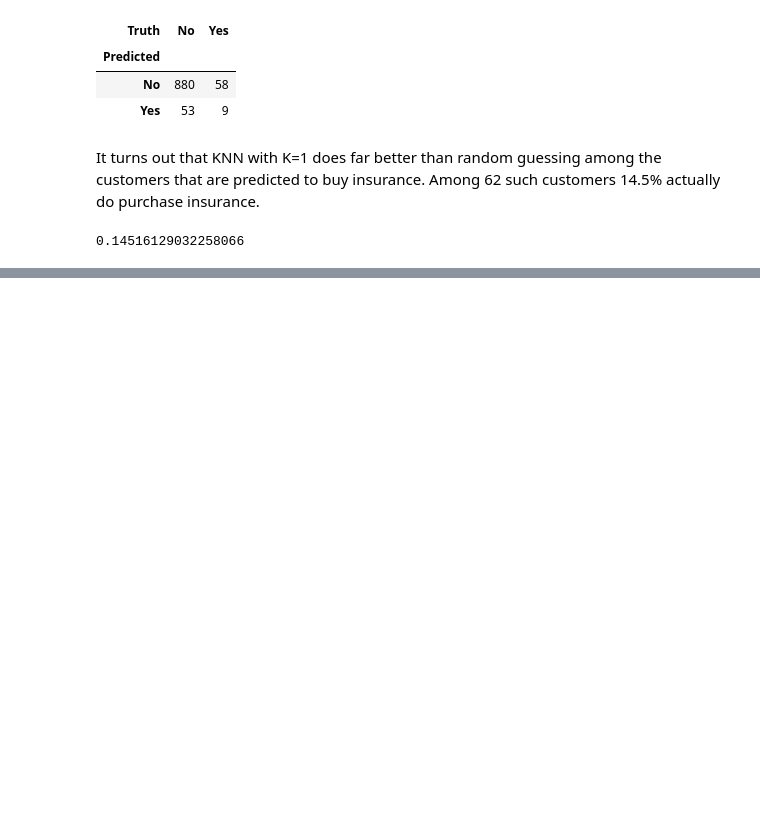
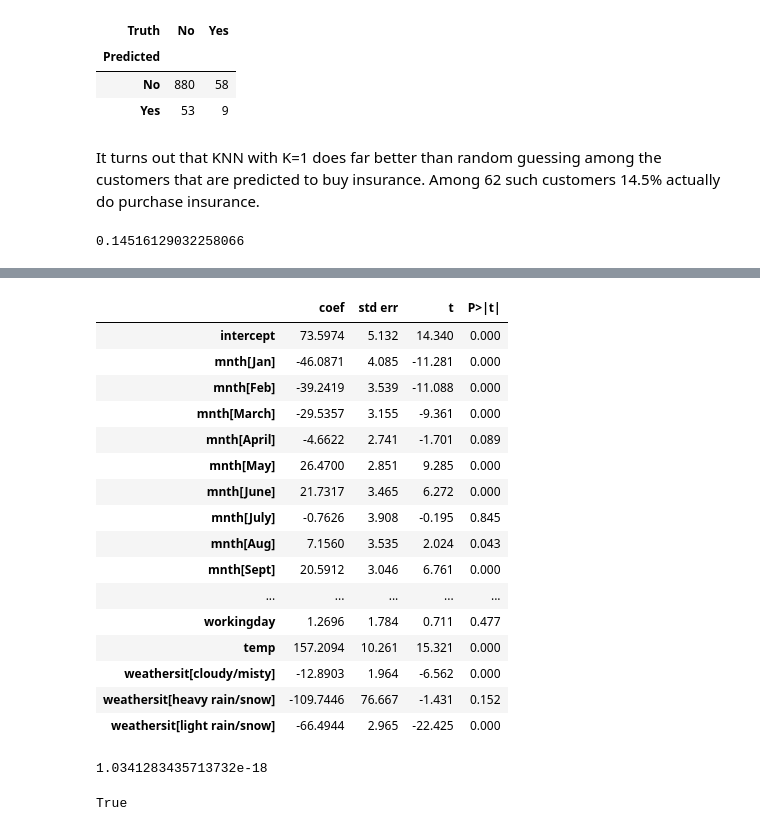
Before and after one commit to xavierchen0/LearnML, a Jupyter notebook: 4. Classification/4. Classification_Lab.ipynb, the cells around one changed output, grey strips where cells are left out. Cells and saved outputs as stored; diff of their text form; code cells hidden in the pictures; blank space fills up the shorter version.

```diff
--- a/4. Classification/4. Classification_Lab.ipynb
+++ b/4. Classification/4. Classification_Lab.ipynb
@@ -592,0 +684,35 @@ It turns out that KNN with K=1 does far better than random guessing among the cu
+# %%
+X2 = MS([mnth_encode,
+         hr_encode,
+         "workingday",
+         "temp",
+         "weathersit"]).fit_transform(Bike)
+M2_lm = sm.OLS(Y, X2).fit()
+S2 = summarize(M2_lm)
+S2
+# %% [output]
+|  | coef | std err | t | P>|t| |
+| intercept | 73.5974 | 5.132 | 14.340 | 0.000 |
+| mnth[Jan] | -46.0871 | 4.085 | -11.281 | 0.000 |
+| mnth[Feb] | -39.2419 | 3.539 | -11.088 | 0.000 |
+| mnth[March] | -29.5357 | 3.155 | -9.361 | 0.000 |
+| mnth[April] | -4.6622 | 2.741 | -1.701 | 0.089 |
+| mnth[May] | 26.4700 | 2.851 | 9.285 | 0.000 |
+| mnth[June] | 21.7317 | 3.465 | 6.272 | 0.000 |
+| mnth[July] | -0.7626 | 3.908 | -0.195 | 0.845 |
+| mnth[Aug] | 7.1560 | 3.535 | 2.024 | 0.043 |
+| mnth[Sept] | 20.5912 | 3.046 | 6.761 | 0.000 |
+| ... | ... | ... | ... | ... |
+| workingday | 1.2696 | 1.784 | 0.711 | 0.477 |
+| temp | 157.2094 | 10.261 | 15.321 | 0.000 |
+| weathersit[cloudy/misty] | -12.8903 | 1.964 | -6.562 | 0.000 |
+| weathersit[heavy rain/snow] | -109.7446 | 76.667 | -1.431 | 0.152 |
+| weathersit[light rain/snow] | -66.4944 | 2.965 | -22.425 | 0.000 |
+# %%
+np.sum((M_lm.fittedvalues - M2_lm.fittedvalues)**2)
+# %% [output]
+1.0341283435713732e-18
+# %%
+np.allclose(M_lm.fittedvalues, M2_lm.fittedvalues)
+# %% [output]
+True
```
Also changed, not shown: parts of 20 cells of this notebook, 2 other files.
